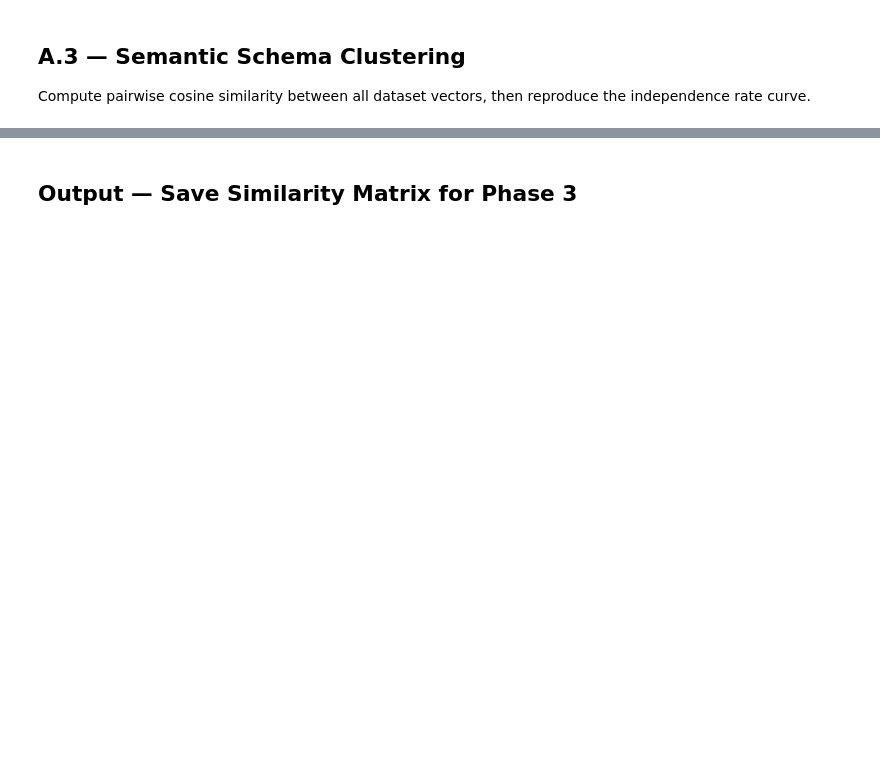
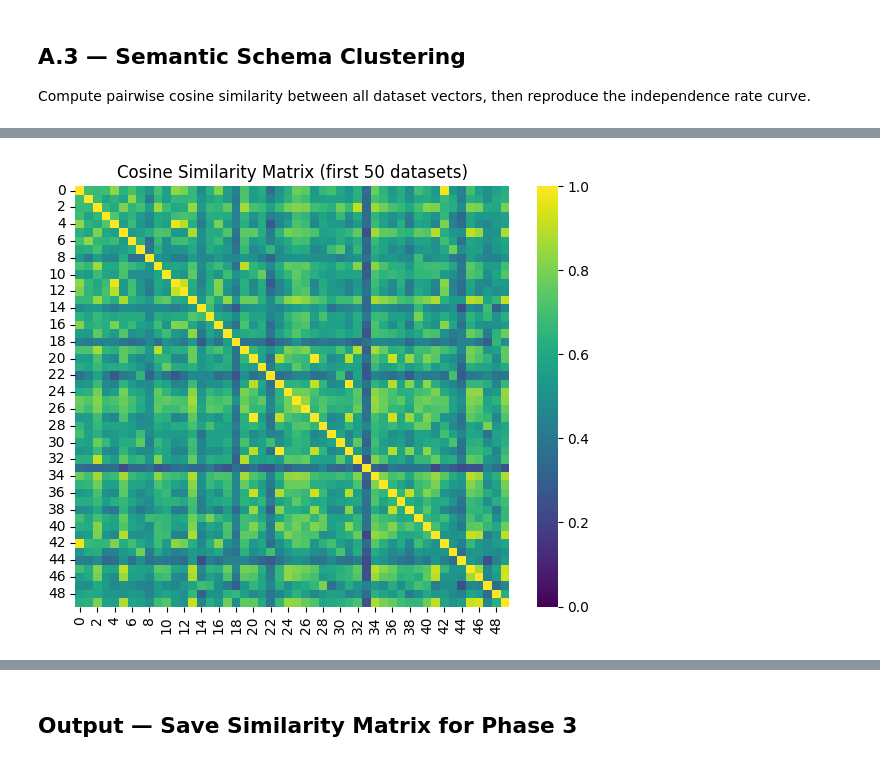
Before and after one commit to donydony228/3001-Data-Engineering, a Jupyter notebook: scripts/analysis/02_semantic_discovery.ipynb, the cells around one changed output, grey strips where cells are left out. Drawn from its saved outputs; the diff is of its cells as text; code cells hidden in the pictures; blank space fills up the shorter version.

```diff
--- a/scripts/analysis/02_semantic_discovery.ipynb
+++ b/scripts/analysis/02_semantic_discovery.ipynb
@@ -42,0 +48,8 @@ print(f'Unique column names:     {len(unique_names):,}')
+# %%
+# Inspect the data -- columns only, for a few samples
+for ds in raw[:5]:
+    col_details = (ds.get('full_metadata') or {}).get('column_details') or []
+    col_names = [c['name'] for c in col_details if c.get('name')]
+    print(f"{ds['name']}")
+    print(f"  {col_names}")
+    print()
@@ -100 +169,15 @@ print(f'Value range: [{sim_matrix.min():.3f}, {sim_matrix.max():.3f}]')
+# %%
+import matplotlib.pyplot as plt
+import seaborn as sns
+
+# Sample 50 datasets for readability
+sample = sim_matrix[:50, :50]
+
+plt.figure(figsize=(6, 5))
+sns.heatmap(sample, cmap='viridis', vmin=0, vmax=1)
+plt.title('Cosine Similarity Matrix (first 50 datasets)')
+plt.tight_layout()
+plt.show()
+# %% [output]
+[figure, added]
 # %%
```
Also changed, not shown: parts of 16 cells of this notebook, 1 other file.
